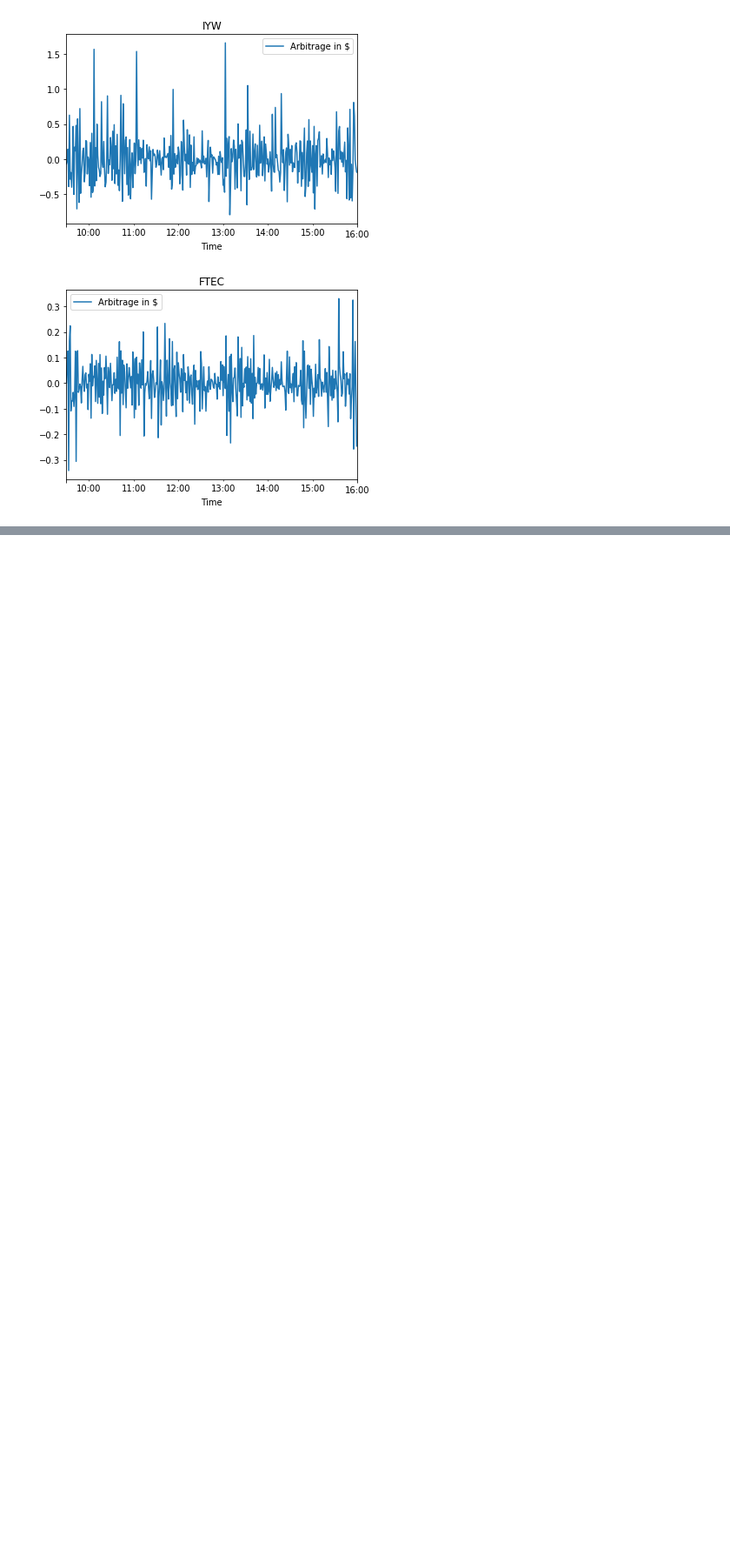
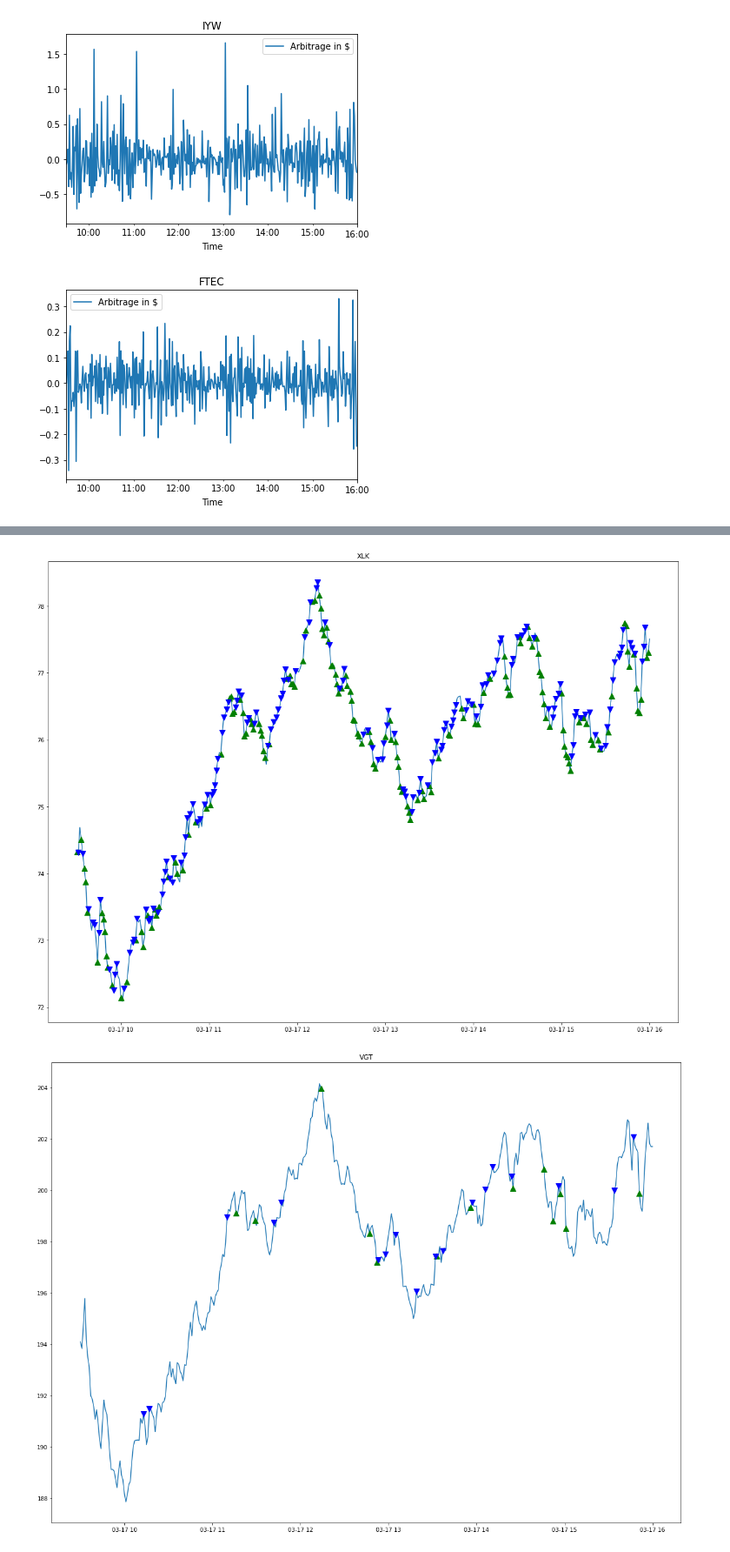
Before and after one commit to sarthak0906/ETF, a Jupyter notebook: CalculateETFArbitrage/Jupyter Notebook Arbitrage Analysis.ipynb, the cells around one changed output, grey strips where cells are left out. Shown at 87% size. Saved outputs shown, nothing was run; the diff lists cells and outputs as text; code cells hidden in the pictures; blank space fills up the shorter version.

Commit message:
Jupyter Notebook arbitrage calculations

```diff
--- a/CalculateETFArbitrage/Jupyter Notebook Arbitrage Analysis.ipynb
+++ b/CalculateETFArbitrage/Jupyter Notebook Arbitrage Analysis.ipynb
@@ -3,10 +3,13 @@ from pymongo import MongoClient
 import pandas as pd
 from bson.objectid import ObjectId
 import datetime
+import time
+import matplotlib.pylab as plt
 
 connectionLocal = MongoClient('localhost', 27017)
 db = connectionLocal.ETF_db
 arbitragecollection = db.ArbitrageCollection
+TradesData = db.TradesData
 
 # Convert UTC to EST accounting for day light saving
 import pytz
@@ -25,0 +33,19 @@ year=dateOfAnalyis.year
+# %%
+def getHumanTime(ts=None, divideby=1000000000):
+    s, ms = divmod(ts, divideby)
+    return datetime.datetime(*time.gmtime(s)[:6])
+
+etfpricesData={}
+for etfname in listofetfs:
+    prices = TradesData.find_one({"symbol":etfname, 'dateForData':dateOfAnalyis})
+    priceDf = pd.DataFrame(prices['data'])
+    priceDf['t'] = priceDf['t'].apply(lambda x: getHumanTime(ts=x, divideby=1000))
+    priceDf = priceDf.rename(columns={'t':'Time','o':'Open','h':'High','c':'Close','l':'Low','v':'Volume'})
+    priceDf = priceDf[['Time','Volume','vw','Open','Close','High','Low','n']]
+
+    if dateOfAnalyis > datetime.datetime(year-1,9,1) and dateOfAnalyis < datetime.datetime(year,3,8):
+        priceDf['Time']=priceDf['Time'] - datetime.timedelta(hours=5)
+    else:
+        priceDf['Time']=priceDf['Time'] - datetime.timedelta(hours=4)
+
+    etfpricesData[etfname] = priceDf
@@ -26,13 +54,13 @@ year=dateOfAnalyis.year
 # %%
-loadData={}
+arbitrageData={}
 for etfname in listofetfs:
     # Load data from Db
     etfdata = arbitragecollection.find_one({"ETFName":etfname, 'dateOfAnalysis':dateOfAnalyis})
     # Extract data from ETFdb and convert to pandas Df
     etfdata = pd.DataFrame(etfdata['data'])
-    # Convert UTC time to EST time, Check if winter time - 5, Summer time - 4
+    # Convert UTC time to E"ST time, Check if winter time - 5, Summer time - 4
     if dateOfAnalyis > datetime.datetime(year-1,9,1) and dateOfAnalyis < datetime.datetime(year,3,8):
         etfdata['Time']=etfdata['Time'] - datetime.timedelta(hours=5)
     else:
         etfdata['Time']=etfdata['Time'] - datetime.timedelta(hours=4)
-    loadData[etfname] =etfdata
+    arbitrageData[etfname] =etfdata
@@ -39,6 +69,6 @@ for etfname in listofetfs:
 # %%
 for i in listofetfs:
-    loadData[i].reset_index().plot(x='Time', y='Arbitrage in $',title=i)
+    arbitrageData[i].reset_index().plot(x='Time', y='Arbitrage in $',title=i)
 # %% [output]
 [figure]
 [figure]
@@ -66,0 +97,16 @@ loadData['XLK'].sort()
+# %%
+for i in listofetfs:
+    df=pd.merge(arbitrageData[i],etfpricesData[i],on='Time',how='left')
+    df=df.set_index('Time')
+
+    etfOverSold = df.loc[df['Flag']== -111.0]
+    etfOverBought = df.loc[df['Flag']== 111.0]
+    plt.figure(figsize=(20,15))
+    plt.plot(df.index,df['ETF Price'], label='ETF Price')
+    plt.plot(etfOverSold.index, df.loc[etfOverSold.index]['ETF Price'], '^', markersize=10, color='g')
+    plt.plot(etfOverBought.index, df.loc[etfOverBought.index]['ETF Price'], 'v', markersize=10, color='b')
+    plt.title(i)
+    plt.show()
+# %% [output]
+[figure, added]
+[figure, added]
```
Also changed, not shown: parts of 7 cells of this notebook, 2 other files.
